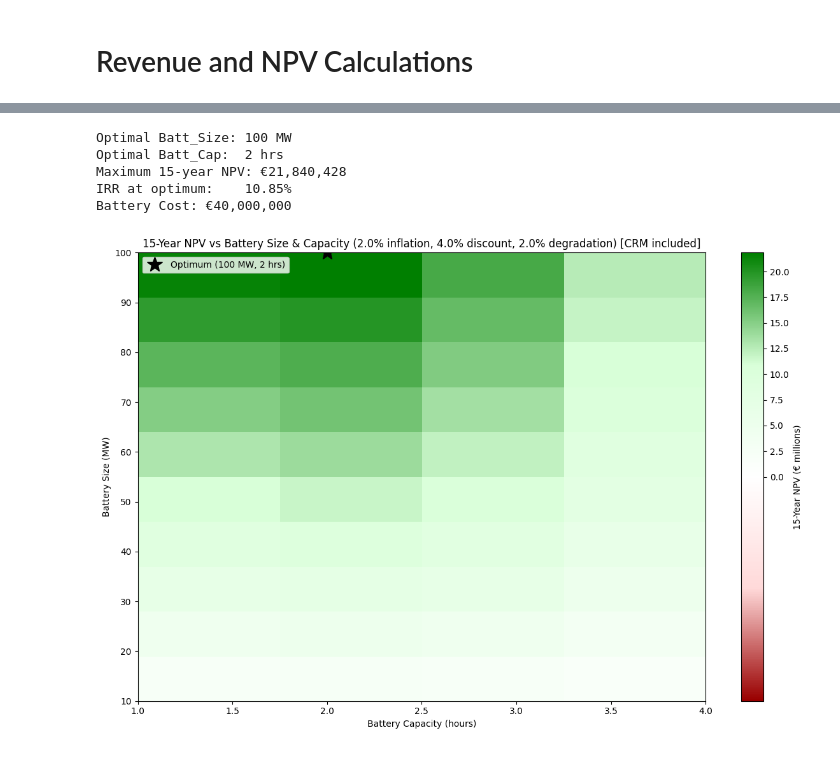
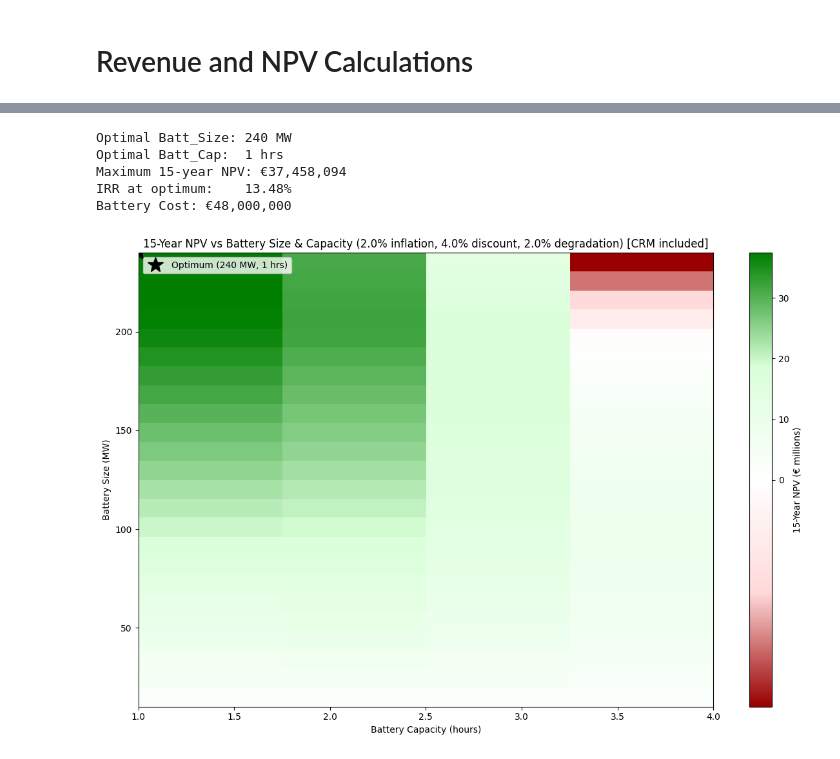
Before and after one commit to rorytt/irl-curtailment-eirgrid, a Jupyter notebook: src/BESS/BESS Model Wind.ipynb, the cells around one changed output, grey strips where cells are left out. Drawn from its saved outputs; the diff is of its cells as text; code cells hidden in the pictures.

```diff
--- a/src/BESS/BESS Model Wind.ipynb
+++ b/src/BESS/BESS Model Wind.ipynb
@@ -225,7 +226,7 @@ plt.show()
 
 # Battery Characteristics
 
-Batt_Size = 100   # Battery size in MW
+Batt_Size = 175   # Battery size in MW
 Batt_Cap = 2        # Battery Capacity in hours
 RTE = 0.90          # Round trip efficiency
 init_charge = 0.7   # Initial battery charge
@@ -235,6 +236,7 @@ init_charge = 0.7   # Initial battery charge
 min_charge = 0.15   # Minimum allowable battery charge
 
 IncludeConstraints = True  # Include curtailment constraints (False to ignore)
+PBCharging = True         # Production-based (excess) charging: charge battery when gen > demand
 IncludeArbitrage   = True  # Price-based arbitrage: cheap grid charging + peak selling
 
 # Arbitrage parameters (only active when IncludeArbitrage = True)
@@ -479,7 +483,7 @@ TSS distribution:  1.0 (SNSP <60%)  → 100.0%  |  2.25 (60–70%) → 0.0%  |
 # ============================================================
 
 def compute_grid_charge_schedule(Max_Charge_v, Min_Charge_MWh_v, Batt_Pow_v,
-                                  one_minus_loss_v, con_arr, h_arr, p_arr):
+                                  one_minus_loss_v, con_arr, ex_arr, h_arr, p_arr):
     """
     Pre-compute day-ahead grid charging schedule for price arbitrage.
     Returns float array (8760,) with MWh of scheduled grid charging per hour.
@@ -498,12 +502,15 @@ def compute_grid_charge_schedule(Max_Charge_v, Min_Charge_MWh_v, Batt_Pow_v,
     for i in range(n_v):
         soc = pred_soc[i]
         con = con_arr[i]
+        ex  = ex_arr[i]
         h   = h_arr[i]
 
-        # Natural charging: curtailment-based only
+        # Natural charging: curtailment-based or excess-based
         charge = 0.0
         if con > 0 and soc < Max_Charge_v:
             charge = min(Batt_Pow_v, (Max_Charge_v - soc) / one_minus_loss_v)
+        elif ex > 0 and PBCharging and soc < Max_Charge_v:
+            charge = min(ex, Batt_Pow_v, (Max_Charge_v - soc) / one_minus_loss_v)
 
         # Predicted discharge: only in arbitrage sell window
         discharge = 0.0
@@ -536,12 +543,15 @@ def compute_grid_charge_schedule(Max_Charge_v, Min_Charge_MWh_v, Batt_Pow_v,
         # SOC at start of window (post-discharge)
         soc_at_start = pred_soc[fill_start]
 
-        # Natural fill: curtailment charging between 21:00(d-1) and 17:00(d)
+        # Natural fill: curtailment or excess-based charging between 21:00(d-1) and 17:00(d)
         natural_fill = 0.0
         for i in range(fill_start, fill_end):
             con = con_arr[i]
+            ex  = ex_arr[i]
             if con > 0:
                 natural_fill += min(con, Batt_Pow_v)
+            elif ex > 0 and PBCharging:
+                natural_fill += min(ex, Batt_Pow_v)
 
         soc_after_natural = min(soc_at_start + natural_fill * one_minus_loss_v, Max_Charge_v)
         remaining         = Max_Charge_v - soc_after_natural
@@ -575,9 +585,10 @@ if IncludeArbitrage:
         _con_sched[:] = 0.0
     _h_sched = df.index.hour.values
 
+    _ex_sched  = df['Excess'].values
     grid_charge_schedule_arr = compute_grid_charge_schedule(
         Max_Charge, Min_Charge_MWh, Batt_Pow, 1 - Batt_Loss,
-        _con_sched, _h_sched, price_arr
+        _con_sched, _ex_sched, _h_sched, price_arr
     )
     print(f"Grid charge schedule: {(grid_charge_schedule_arr > 0).sum()} hours, "
           f"{grid_charge_schedule_arr.sum():.1f} MWh planned grid charge")
@@ -601,8 +612,9 @@ if IncludeArbitrage:
 else:
     discharging_arr = np.ones(len(df), dtype=int)
 
-# Node demand and constraints as numpy arrays
+# Node demand, excess, and constraints as numpy arrays
 node_demand_arr = df['Node Demand (MWh)'].values   # caps discharge each hour
+excess_arr      = df['Excess'].values               # generation above node demand
 constraints_arr = df['Constraints'].values
 
 # Zero out constraints if disabled
@@ -641,11 +653,16 @@ for i in range(n):
                 Max_dis = 0
     max_discharge_amt[i] = Max_dis
 
-    # Max allowable charge: constraint-based (curtailed wind)
+    # Max allowable charge: constraint-based (curtailed wind) or excess-based (gen > demand)
     Max_C = 0
     if has_constraint and prev_charge < Max_Charge:
         available_space = (Max_Charge - prev_charge) / one_minus_loss
         Max_C = min(constraint, Batt_Pow, available_space)
+        if Max_C < 0:
+            Max_C = 0
+    elif PBCharging and excess_arr[i] > 0 and prev_charge < Max_Charge:
+        available_space = (Max_Charge - prev_charge) / one_minus_loss
+        Max_C = min(excess_arr[i], Batt_Pow, available_space)
         if Max_C < 0:
             Max_C = 0
 
@@ -668,10 +685,10 @@ for i in range(n):
 net_charge = max_charge_amt * one_minus_loss - max_discharge_amt
 energy_io  = max_charge_amt - max_discharge_amt * one_minus_loss
 
-# Wind charge (constraint-based) vs grid charge (arbitrage)
+# Wind charge (constraint/excess-based) vs grid charge (arbitrage)
 wind_charge_arr = max_charge_amt - max_grid_charge_amt
 grid_import     = max_grid_charge_amt
-grid_export     = np.zeros(n)
+grid_export     = np.maximum(0, excess_arr - wind_charge_arr)
 
 battery_action = np.where(
     net_charge > 0, 'CHARGING',
@@ -1077,16 +1127,18 @@ def simulate_npv(Batt_Size_val, Batt_Cap_val):
         _con_l = df['Constraints'].values.copy()
         if not IncludeConstraints:
             _con_l[:] = 0.0
+        _ex_l   = df['Excess'].values
         _h_l    = df.index.hour.values
         sched_l = compute_grid_charge_schedule(
             Max_Charge_l, Min_C_l, Batt_Pow_l, oml_l,
-            _con_l, _h_l, price_arr
+            _con_l, _ex_l, _h_l, price_arr
         )
     else:
         sched_l = np.zeros(len(df))
 
     n_l             = len(df)
     node_demand_l   = df['Node Demand (MWh)'].values
+    excess_l        = df['Excess'].values
     constraints_l   = df['Constraints'].values if IncludeConstraints else np.zeros(n_l)
     prev_charge     = init_c_l
     discharge_rev_l = 0.0
@@ -1110,11 +1162,16 @@ def simulate_npv(Batt_Size_val, Batt_Cap_val):
                 Max_dis = 0.0
         max_discharge_l[i] = Max_dis
 
-        # Max charge (curtailment-based or time-based via MIC)
+        # Max charge: constraint-based or excess-based
         Max_C = 0.0
         if has_con and prev_charge < Max_Charge_l:
             avail = (Max_Charge_l - prev_charge) / oml_l
             Max_C = min(con, Batt_Pow_l, avail)
+            if Max_C < 0:
+                Max_C = 0.0
+        elif PBCharging and excess_l[i] > 0 and prev_charge < Max_Charge_l:
+            avail = (Max_Charge_l - prev_charge) / oml_l
+            Max_C = min(excess_l[i], Batt_Pow_l, avail)
             if Max_C < 0:
                 Max_C = 0.0
         # Additive grid charging from schedule
@@ -1169,7 +1226,7 @@ def simulate_npv(Batt_Size_val, Batt_Cap_val):
 
 
 # --- Define search ranges ---
-size_range = np.arange(10, 110, 10)
+size_range = np.arange(10, 250, 10)
 cap_range  = [1, 2, 3, 4]
 
 # --- Grid search ---
@@ -1203,36 +1260,36 @@ red_green_cmap = LinearSegmentedColormap.from_list(
     [(0.6, 0, 0), (1, 0.85, 0.85), (1, 1, 1), (0.85, 1, 0.85), (0, 0.5, 0)],
     N=256
 )
 
 results_M = results / 1e6
 vmin, vmax = np.nanmin(results_M), np.nanmax(results_M)
 
 if vmin < 0 < vmax:
     norm = TwoSlopeNorm(vmin=vmin, vcenter=0, vmax=vmax)
 elif vmin >= 0:
     norm = TwoSlopeNorm(vmin=-0.01, vcenter=0, vmax=vmax)
 else:
     norm = TwoSlopeNorm(vmin=vmin, vcenter=0, vmax=0.01)
 
 fig, ax = plt.subplots(figsize=(12, 8))
 im = ax.imshow(results_M, origin='lower', aspect='auto',
                extent=[cap_range[0], cap_range[-1], size_range[0], size_range[-1]],
                cmap=red_green_cmap, norm=norm)
 cbar = fig.colorbar(im, ax=ax, label='15-Year NPV (€ millions)')
 ax.set_xlabel('Battery Capacity (hours)')
 ax.set_ylabel('Battery Size (MW)')
 ax.set_title(f'{term}-Year NPV vs Battery Size & Capacity ({inflation_rate*100:.1f}% inflation, '
              f'{discount_rate*100:.1f}% discount, {degradation_rate*100:.1f}% degradation)'
              + (' [CRM included]' if IncludeCRM else ' [CRM excluded]'))
 ax.plot(best_cap, best_size, 'k*', markersize=18,
         label=f'Optimum ({best_size} MW, {best_cap} hrs)')
 ax.legend(loc='upper left')
 plt.tight_layout()
 plt.show()
 # %% [output]
-Optimal Batt_Size: 100 MW
-Optimal Batt_Cap:  2 hrs
-Maximum 15-year NPV: €21,840,428
-IRR at optimum:    10.85%
-Battery Cost: €40,000,000
+Optimal Batt_Size: 240 MW
+Optimal Batt_Cap:  1 hrs
+Maximum 15-year NPV: €37,458,094
+IRR at optimum:    13.48%
+Battery Cost: €48,000,000
-[figure, old version]
+[figure, new version]
```
Also changed, not shown: parts of 30 cells of this notebook, 1 other file.
